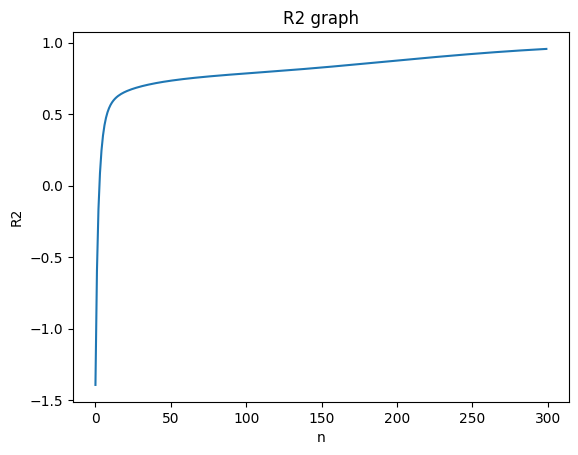
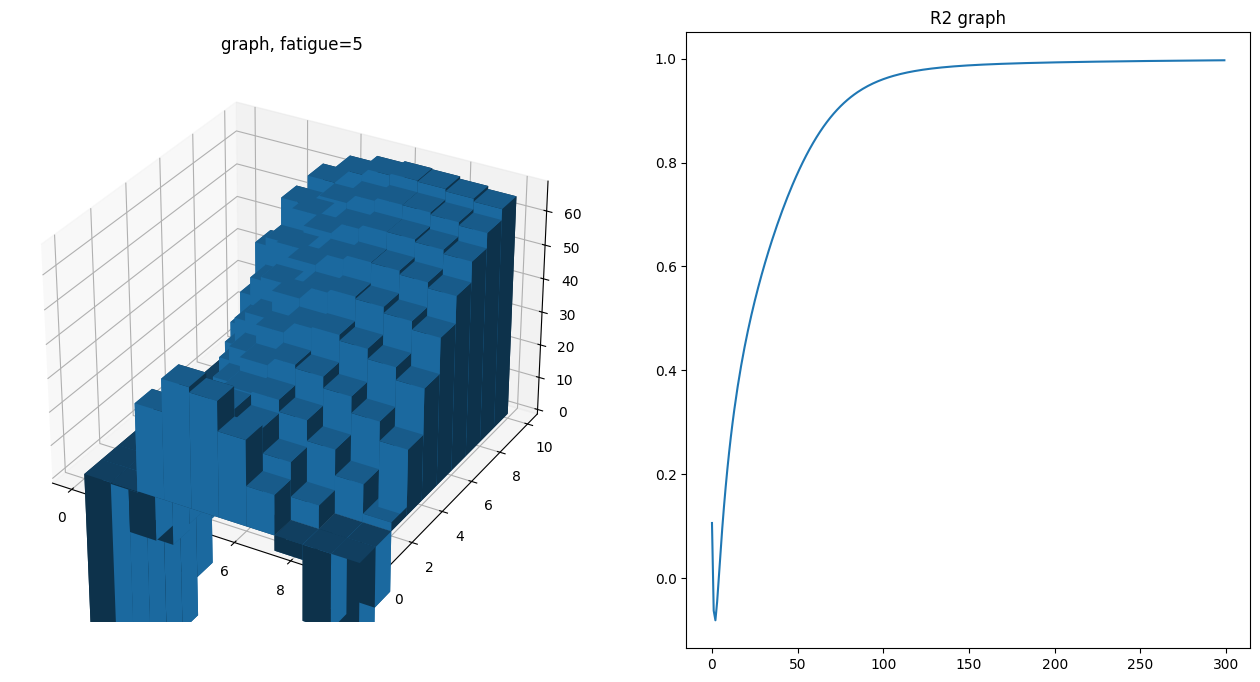
Unified diff of the notebook cell whose output changed from the first chart to the second:
--- before
+++ after
@@ -1,4 +1,5 @@
 import numpy as np
 from matplotlib import pyplot as plt
+from mpl_toolkits.mplot3d import Axes3D
 
 N = 30000 #경사하강법 반복횟수
@@ -30,4 +31,13 @@
     + np.dot(exponentialC[10:14],[a, g, f, 1])*np.exp(exponentialC[14]*f)\
     + exponentialC[15])
+
+def E(a, g, f):#유니버설 함수버전 exponential()
+     a = (a-altnn[0])/altnn[1]
+     g = (g-gradnn[0])/gradnn[1]
+     f = (f-fatiguenn[0])/fatiguenn[1]
+     return ((exponentialC[0]*a+exponentialC[1]*g+exponentialC[2]*f+exponentialC[3])*np.exp(exponentialC[4]*a)\
+     +(exponentialC[5]*a+exponentialC[6]*g+exponentialC[7]*f+exponentialC[8])*np.exp(exponentialC[9]*g)\
+     +(exponentialC[10]*a+exponentialC[11]*g+exponentialC[12]*f+exponentialC[13])*np.exp(exponentialC[14]*f)\
+     +exponentialC[15])*vnn[1]+vnn[0]
 
 def calcY():
@@ -76,7 +86,18 @@
     return exponential((a - altnn[0])/altnn[1], (g - gradnn[0])/gradnn[1], (f - fatiguenn[0])/fatiguenn[1])*vnn[1] + vnn[0]
 
-plt.title("R2 graph")
-plt.xlabel("n")
-plt.ylabel("R2")
-plt.plot(np.arange(300), R2s)
+fig = plt.figure(figsize=(16, 8))
+ax1 = fig.add_subplot(121, projection='3d')
+ax2 = fig.add_subplot(122)
+
+_x = np.arange(10)
+_y = np.arange(10)
+_xx, _yy = np.meshgrid(_x, _y)
+x, y = _xx.ravel(), _yy.ravel()
+
+graph = E(x, y, 5)
+ax1.set_title('graph, fatigue=5')
+ax1.bar3d(x, y, np.zeros_like(graph), 1, 1, graph, shade=True)
+
+ax2.set_title("R2 graph")
+ax2.plot(np.arange(300), R2s)
 plt.show()

Commit: 그래프 더 추가